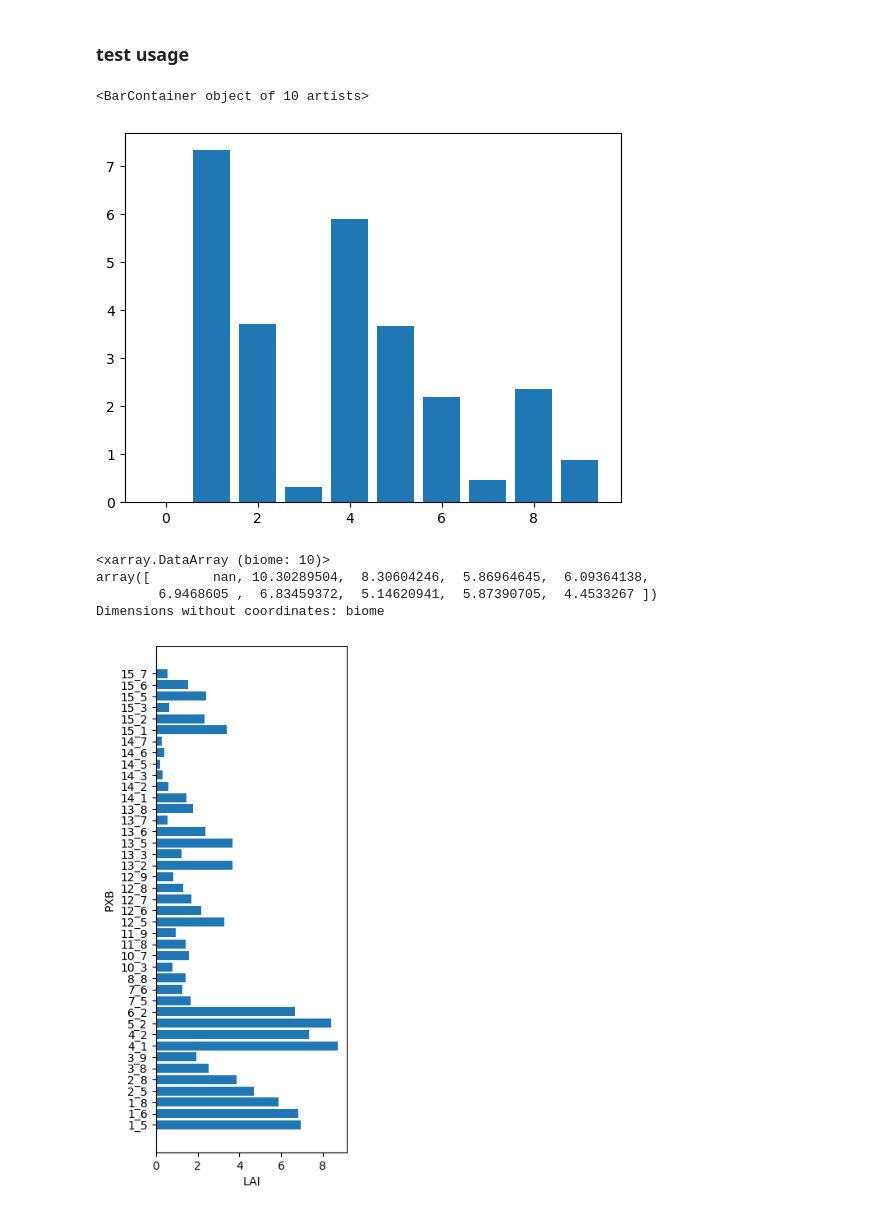
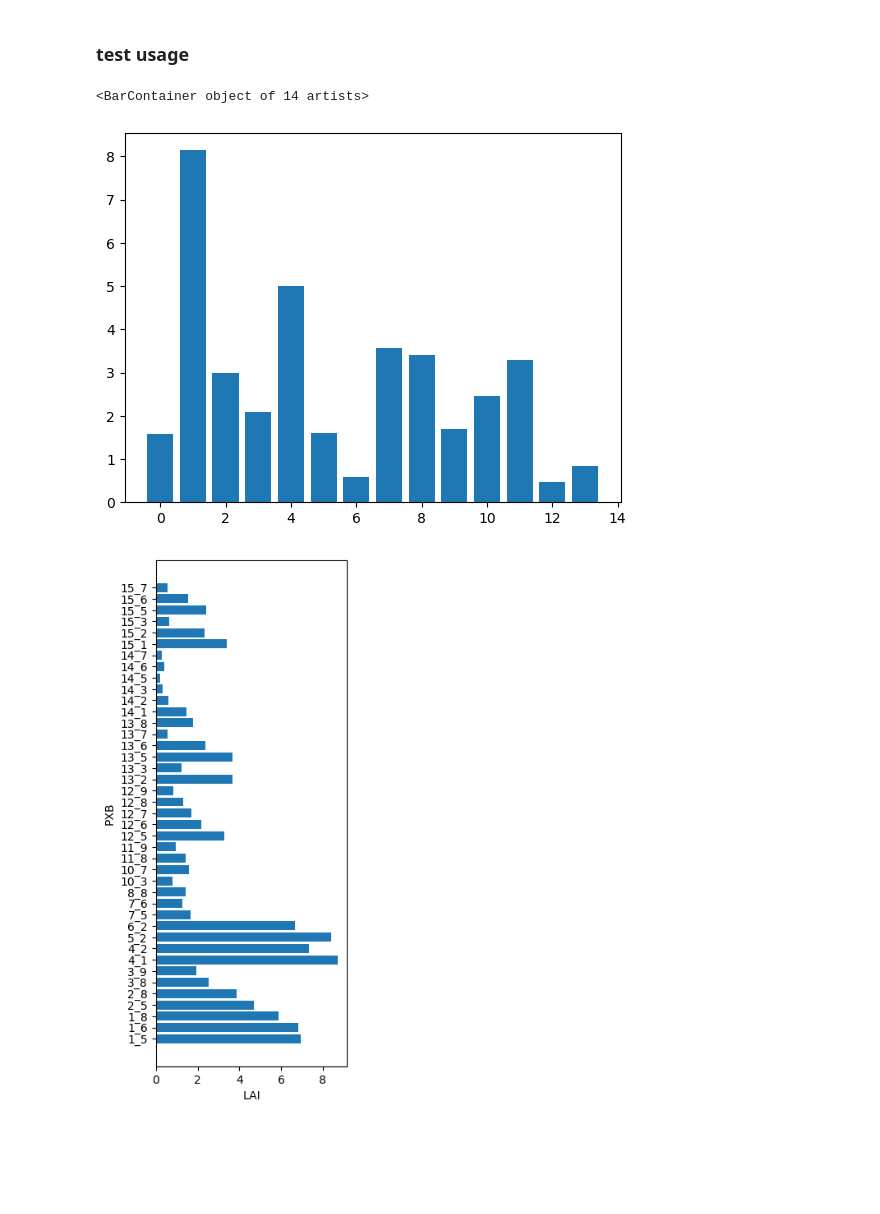
Before and after one commit to NCAR/ctsm6_ppe, a Jupyter notebook: biomes/biome_area.ipynb, the cells around one changed output. Drawn from its saved outputs; the diff is of its cells as text; code cells hidden in the pictures; blank space fills up the shorter version.

Commit message:
sg sudoku biome area directly for h0 stuff

```diff
--- a/biomes/biome_area.ipynb
+++ b/biomes/biome_area.ipynb
@@ -94,13 +165,13 @@ x=(pxbmap*lapft.where(good)).groupby(g).sum()
 ### test usage
 # %%
 #loading files
-tmp=xr.open_dataset('lapxb_sg_whit_ctsm53017.nc')
+tmp=xr.open_dataset('lapxb_sg_sudoku_ctsm53017.nc')
 lapxb=tmp.lapxb_sg
 d='/glade/derecho/scratch/linnia/BNF_v2.n01_ctsm5.3.012_transient_lhc0000/run/'
 sgfiles=sorted(glob.glob(d+'*.h1.*'))
-sg=fix_time(xr.open_dataset(sgfiles[-2]))
+ds=fix_time(xr.open_dataset(sgfiles[-2]))
 # %%
-lai=sg.TLAI.groupby('time.year').mean()
+lai=ds.TLAI.groupby('time.year').mean()
 # %%
 lapxb=tmp.lapxb_sg
 # %%
@@ -108,7 +179,7 @@ lapxb=tmp.lapxb_sg
 x=(lapxb*lai).sum(dim=['pft','vegtype'])/(lapxb).sum(dim=['pft','vegtype'])
 xm=x.mean(dim='year')
 # %%
-plt.bar(range(10),xm)
+plt.bar(range(14),xm)
 # %% [output]
-<BarContainer object of 10 artists>
+<BarContainer object of 14 artists>
-[figure, old version]
+[figure, new version]
@@ -117,7 +185,0 @@ x=((lai*lapxb).sum(dim='pft')/lapxb.sum(dim='pft')).mean(dim='year')
-# %%
-x.isel(vegtype=1)
-# %% [output]
-<xarray.DataArray (biome: 10)>
-array([        nan, 10.30289504,  8.30604246,  5.86964645,  6.09364138,
-        6.9468605 ,  6.83459372,  5.14620941,  5.87390705,  4.4533267 ])
-Dimensions without coordinates: biome
```
Also changed, not shown: parts of 10 cells of this notebook.
